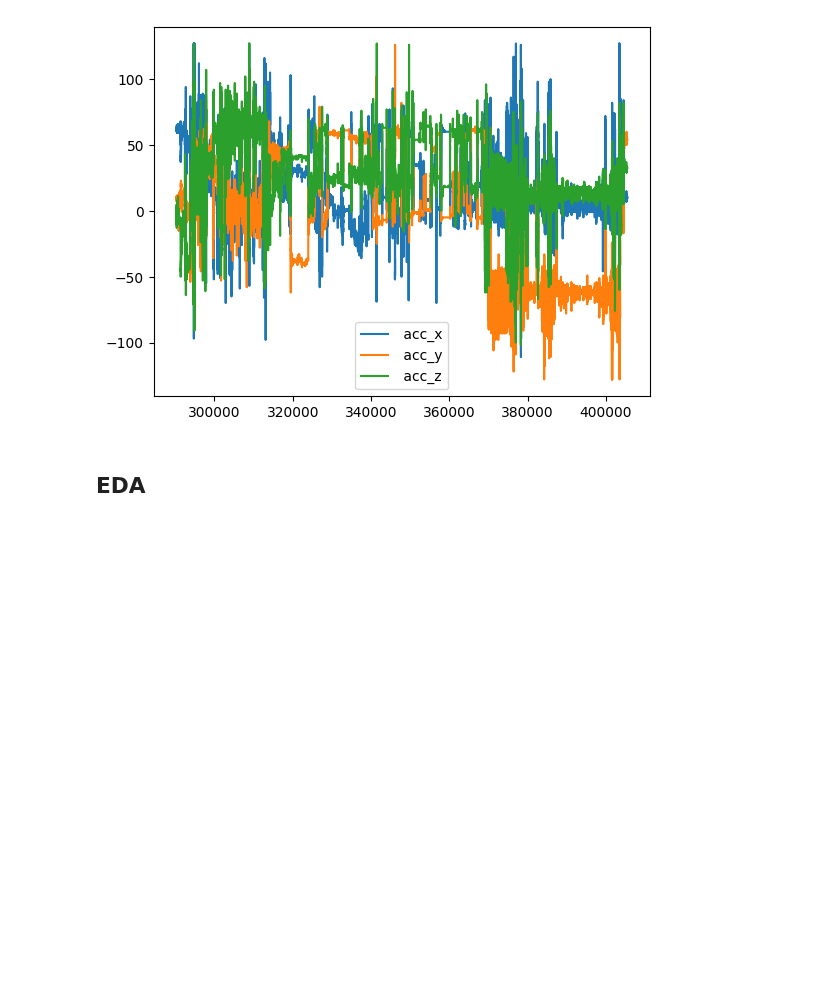
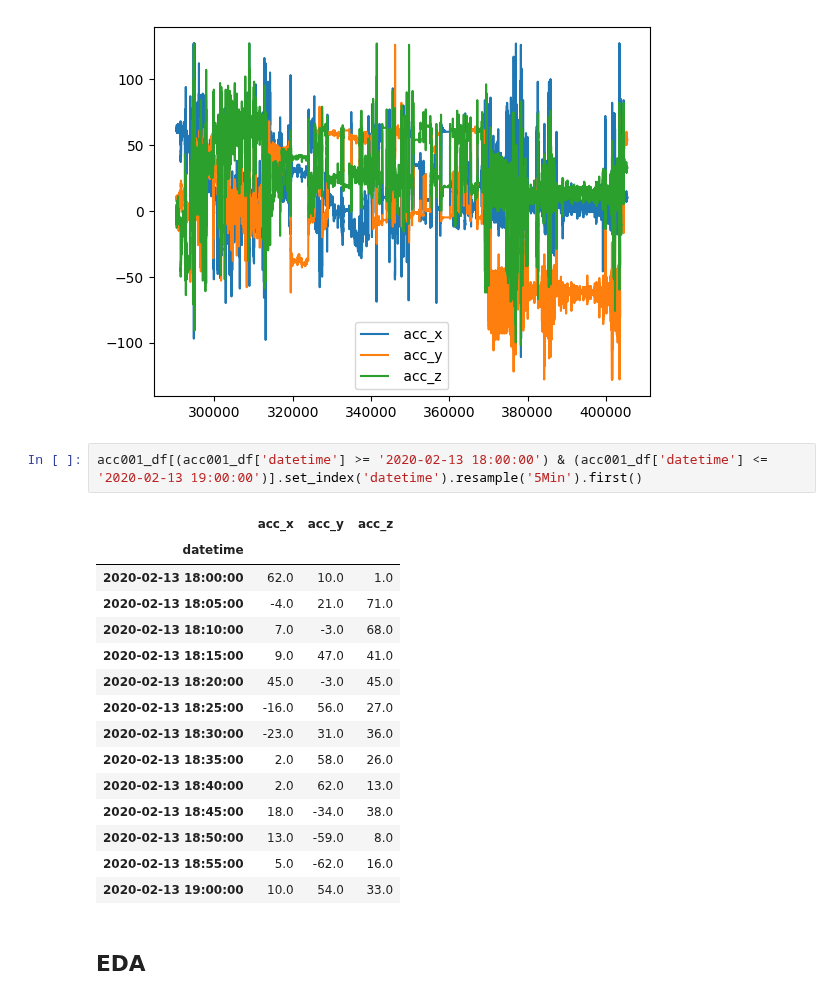
Before and after one commit to mingg12/engineering-newFork, a Jupyter notebook: exploring_digital_biomarkers_an_hour.ipynb, the cells around one changed output. Saved outputs shown, nothing was run; the diff lists cells and outputs as text; blank space fills up the shorter version.

```diff
--- a/exploring_digital_biomarkers.ipynb
+++ b/exploring_digital_biomarkers_an_hour.ipynb
@@ -81,6 +91,24 @@ acc001_df[(acc001_df['datetime'] >= '2020-02-13 18:00:00') & (acc001_df['datetim
 # %% [output]
 <Axes: >
 [figure]
+# %%
+acc001_df[(acc001_df['datetime'] >= '2020-02-13 18:00:00') & (acc001_df['datetime'] <= '2020-02-13 19:00:00')].set_index('datetime').resample('5Min').first()
+# %% [output]
+|  | acc_x | acc_y | acc_z |
+| datetime |  |  |  |
+| 2020-02-13 18:00:00 | 62.0 | 10.0 | 1.0 |
+| 2020-02-13 18:05:00 | -4.0 | 21.0 | 71.0 |
+| 2020-02-13 18:10:00 | 7.0 | -3.0 | 68.0 |
+| 2020-02-13 18:15:00 | 9.0 | 47.0 | 41.0 |
+| 2020-02-13 18:20:00 | 45.0 | -3.0 | 45.0 |
+| 2020-02-13 18:25:00 | -16.0 | 56.0 | 27.0 |
+| 2020-02-13 18:30:00 | -23.0 | 31.0 | 36.0 |
+| 2020-02-13 18:35:00 | 2.0 | 58.0 | 26.0 |
+| 2020-02-13 18:40:00 | 2.0 | 62.0 | 13.0 |
+| 2020-02-13 18:45:00 | 18.0 | -34.0 | 38.0 |
+| 2020-02-13 18:50:00 | 13.0 | -59.0 | 8.0 |
+| 2020-02-13 18:55:00 | 5.0 | -62.0 | 16.0 |
+| 2020-02-13 19:00:00 | 10.0 | 54.0 | 33.0 |
 # %% [markdown]
 ## EDA
 # %%
```
Also changed, not shown: parts of 7 cells of this notebook, 1 other file.
